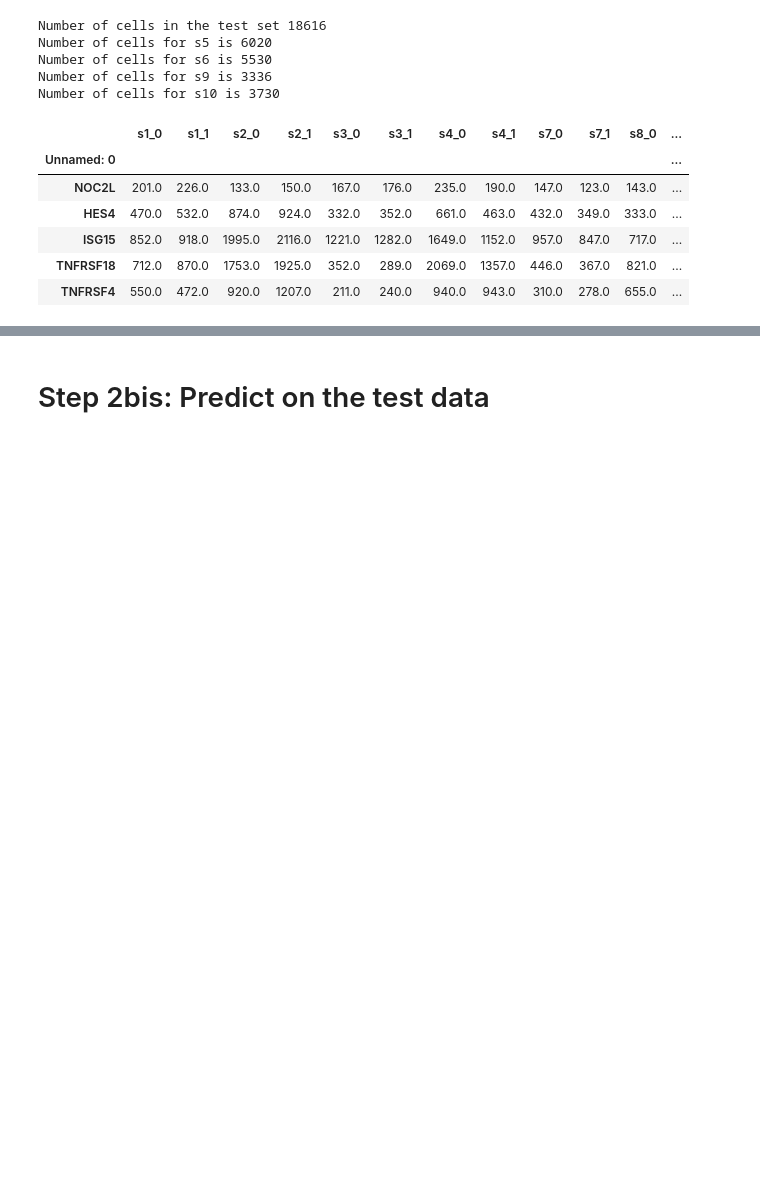
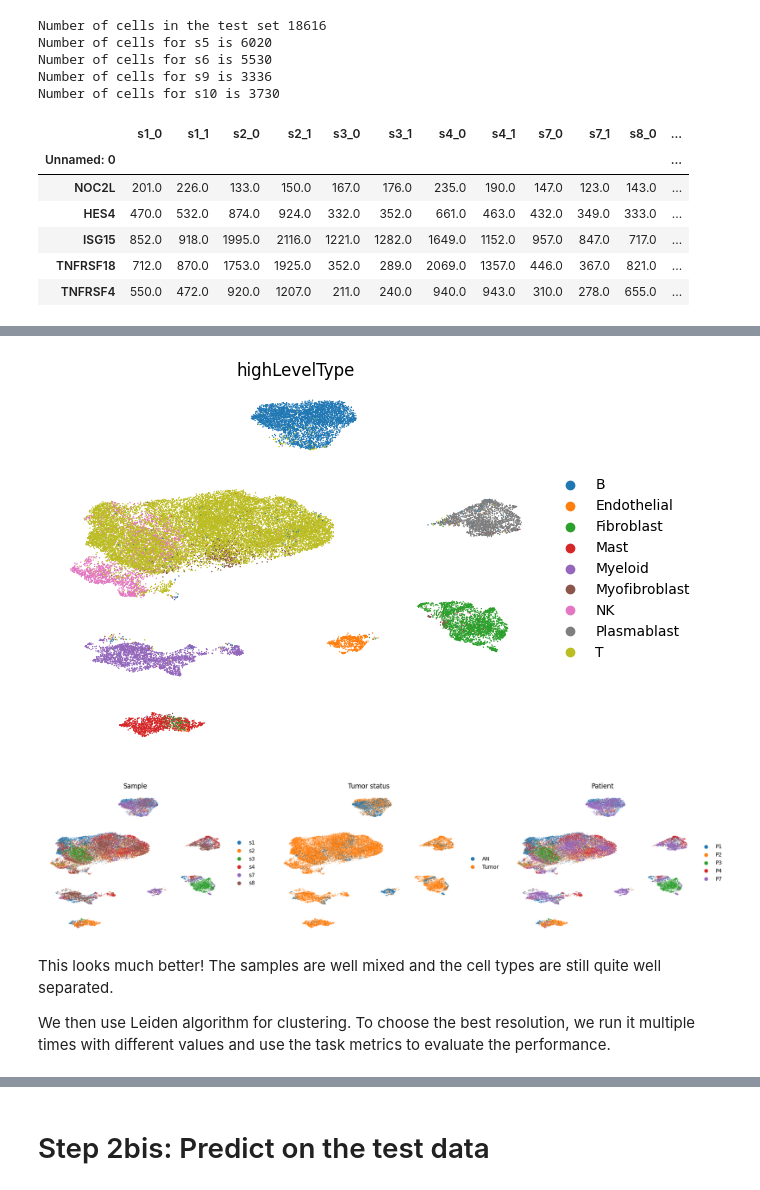
Before and after one commit to EdoardoNegri/Genomics_2, a Jupyter notebook: main.ipynb, the cells around one changed output, grey strips where cells are left out. Drawn from its saved outputs; the diff is of its cells as text; code cells hidden in the pictures; blank space fills up the shorter version.

```diff
--- a/main.ipynb
+++ b/main.ipynb
@@ -113,0 +215,22 @@ train_bulk.head()
+# %%
+sc.pl.umap(
+    train_adata,
+    color=[label_key],
+    frameon=False,
+    random_state=random_seed
+)
+
+sc.pl.umap(
+    train_adata,
+    color=categorical_covariate_keys,
+    frameon=False,
+    ncols=len(categorical_covariate_keys),
+    random_state=random_seed
+)
+# %% [output]
+[figure, added]
+[figure, added]
+# %% [markdown]
+This looks much better! The samples are well mixed and the cell types are still quite well separated.
+
+We then use Leiden algorithm for clustering. To choose the best resolution, we run it multiple times with different values and use the task metrics to evaluate the performance.
```
Also changed, not shown: parts of 63 cells of this notebook, 2 other files.
